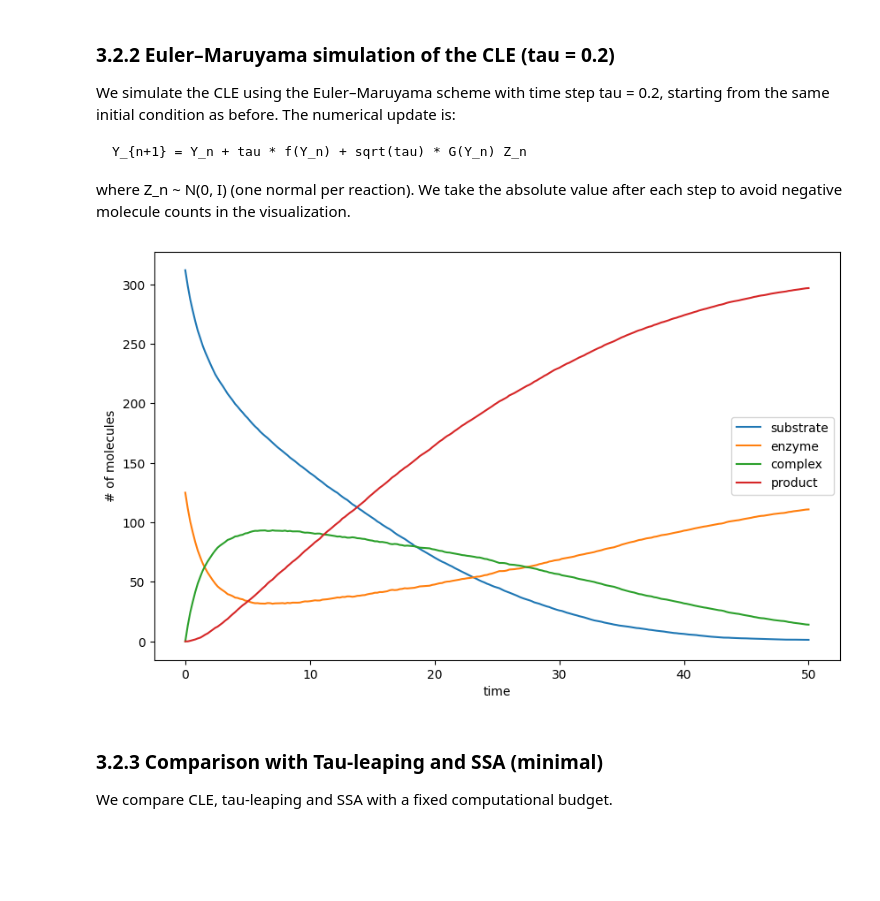
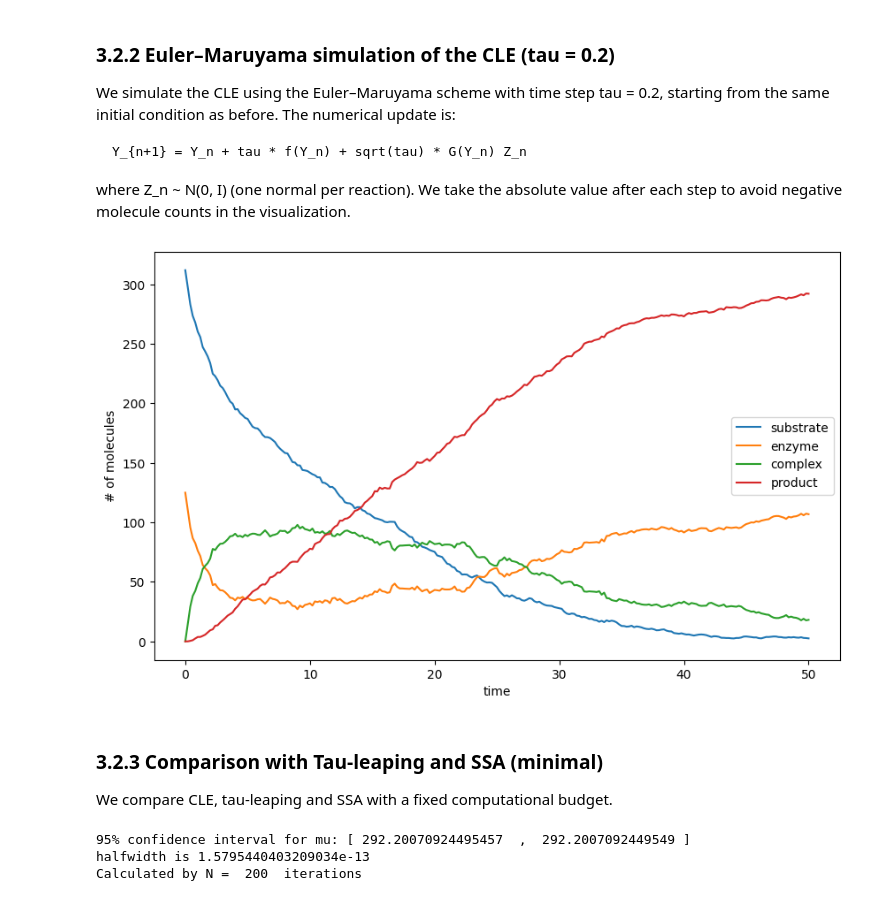
Before and after one commit to marieke-vaske/StochSimProjectSRN, a Jupyter notebook: Sector 3.2.ipynb, the cells around one changed output. Saved outputs shown, nothing was run; the diff lists cells and outputs as text; code cells hidden in the pictures; blank space fills up the shorter version.

Commit message:
add confidence intervals and comparison of algorithms

```diff
--- a/Sector 3.2.ipynb
+++ b/Sector 3.2.ipynb
@@ -7,7 +8,9 @@ import math
 # %% [markdown]
 ## Section 3.2
 # %%
-nu = np.array([[-1, -1, 1, 0], [1, 1, -1, 0], [0, 1, -1, 1]])  # stochiometric vectors
+nu = np.array([[-1, -1, 1, 0],
+               [1, 1, -1, 0],
+               [0, 1, -1, 1]])  # stochiometric vectors
 
 
 def aCalc(x, c):
@@ -31,7 +34,7 @@ def simple_cle_drift(x, c):
     return np.array([f1, f2, f3, f4])
 
 
-def cle_drift(x, c):
+def cle_drift(x, c, nu):
     """Return the drift vector f(x) = sum_j nu_j * a_j(x). - optimized with matrix multiplication
     Returns a numpy array of length 4.
     """
@@ -95,38 +98,33 @@ times = np.linspace(0, T, n_steps + 1)
 
 n_ens = 50
 rng = np.random.default_rng(42)
-trajs = np.zeros((n_ens, n_steps + 1, X0.size))
 
-for s in range(n_ens):
-    x = X0.astype(float).copy()
-    trajs[s, 0, :] = x
-    for n in range(n_steps):
-        #f = simple_cle_drift(x)
-        f = cle_drift(x, c)
-        #G = simple_cle_diffusion(x)
-        G = cle_diffusion(x, c)
-        z = rng.normal(size=(G.shape[1],))
-        x = x + tau * f + math.sqrt(tau) * (G @ z)
-        x = np.abs(x) # note from the report - take absolute value to avoid negative molecule counts
-        trajs[s, n + 1, :] = x
+x_s = np.zeros((n_steps + 1, X0.size))
+x = X0.astype(float)
+x_s[0, :] = x
 
-# Compute mean and 95% confidence intervals
-mean = trajs.mean(axis=0)
-sem = trajs.std(axis=0, ddof=1) / math.sqrt(n_ens)
-ci_low = mean - 1.96 * sem  # 1.96 for 95% CI - from standard table -  needs to be reworked not final!!
-ci_high = mean + 1.96 * sem
+
+for n in range(n_steps):
+    #f = simple_cle_drift(x)
+    f = cle_drift(x, c, nu)
+    #G = simple_cle_diffusion(x)
+    G = cle_diffusion(x, c)
+    z = rng.normal(size=(G.shape[1],))
+    x = x + tau * f + math.sqrt(tau) * (G @ z)
+    x = np.abs(x) # note from the report - take absolute value to avoid negative molecule counts
+    x_s[n + 1, :] = x
 # %%
 
 plt.figure(figsize=(10, 6))
 labels = ['substrate', 'enzyme', 'complex', 'product']
 for i in range(X0.size):
-    plt.plot(times, mean[:, i], label=labels[i])
+    plt.plot(times, x_s[:, i], label=labels[i])
 plt.xlabel("time")
 plt.ylabel("# of molecules")
 plt.legend()
 plt.show()
 # %% [output]
-[figure, old version]
+[figure, new version]
 # %% [markdown]
 ### 3.2.3 Comparison with Tau-leaping and SSA (minimal)
 
@@ -133,0 +153,21 @@ We compare CLE, tau-leaping and SSA with a fixed computational budget.
+# %%
+# Parameters for explicit tau leaping
+c = [0.0017, 1e-4, 0.1] # rate constants
+T = 50 # Total time
+tau = 0.2
+X0 = np.array([312, 125, 0, 0])
+
+# Parameters for Monte Carlo
+alpha = 0.05
+tol = 0.2
+Nb = 200
+Nmax = 2000
+
+muN, halfwidth, N = iterative_MC(cle_solver, [c, X0, T, tau, nu], Nb=200, Nmax=Nmax, alpha=alpha, tol=tol)
+print("95% confidence interval for mu: [", muN-halfwidth,' , ',muN+halfwidth,']')
+print(f'halfwidth is {halfwidth}')
+print("Calculated by N = ", N, " iterations")
+# %% [output]
+95% confidence interval for mu: [ 292.20070924495457  ,  292.2007092449549 ]
+halfwidth is 1.5795440403209034e-13
+Calculated by N =  200  iterations
```
Also changed, not shown: parts of 5 cells of this notebook, 1 other file.
